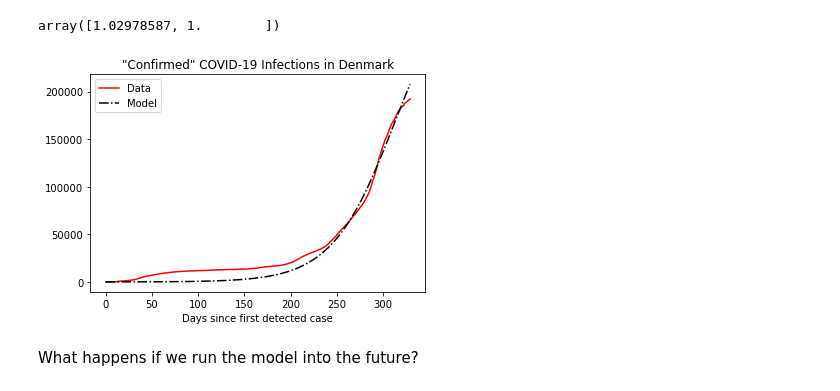
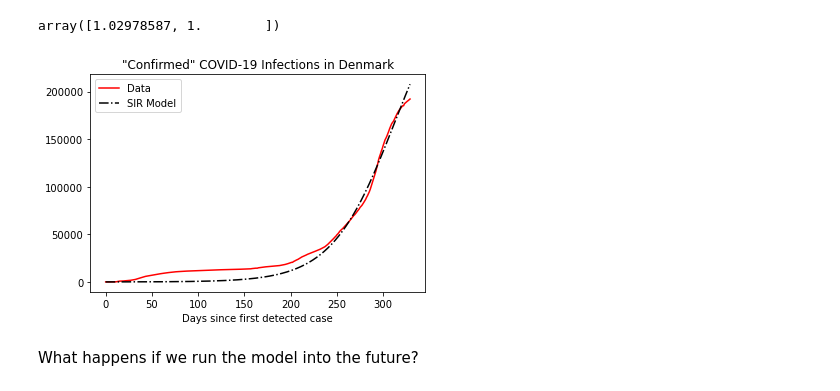
Before and after one commit to UCB-stat-159-s21/site, a Jupyter notebook: Notes/pandemic.ipynb, the cells around one changed output. Cells and saved outputs as stored; diff of their text form; code cells hidden in the pictures.

```diff
--- a/Notes/pandemic.ipynb
+++ b/Notes/pandemic.ipynb
@@ -298,7 +297,7 @@ Text(0.5, 0, 'Days since first detected case')
 # %%
 N = 5792202 # estimated population of DK in 2020
 i_0 = y[0]/N # initial prevalence
-x = range(len(y))
+x = np.array(range(len(y)))
 # %%
 # fit the model by nonlinear least squares
 popt, pvoc = curve_fit(f, x, y, p0=[1, 0.5], bounds = (0, [500, 1]), maxfev=10000)
@@ -308,15 +307,15 @@ array([1.02978587, 1.        ])
 # %%
 S, I, R, C = sir_model(N, i_0, beta=popt[0], gamma=popt[1], delta=0, steps=len(y))
 times = list(range(len(y)))
 fig, ax = plt.subplots(nrows=1, ncols=1)
 ax.plot(times, y, linestyle='-', color='r', label='Data')
-ax.plot(times, C, linestyle='-.', color='k', label='Model')
+ax.plot(times, C, linestyle='-.', color='k', label='SIR Model')
 ax.legend(loc='best')
 plt.xlabel('Days since first detected case')
 plt.title('"Confirmed" COVID-19 Infections in Denmark')
 plt.show()
 # %% [output]
-[figure, old version]
+[figure, new version]
 # %% [markdown]
 What happens if we run the model into the future?
 # %%
```
Also changed, not shown: parts of 12 cells of this notebook.
